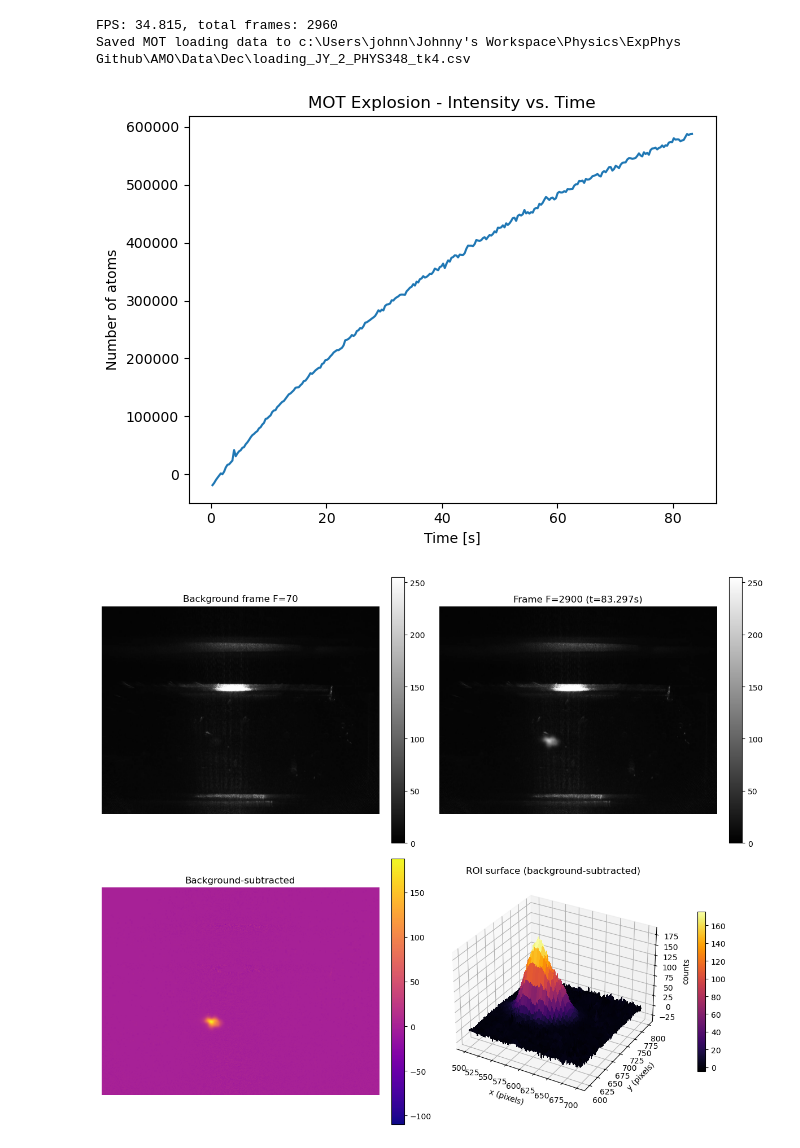
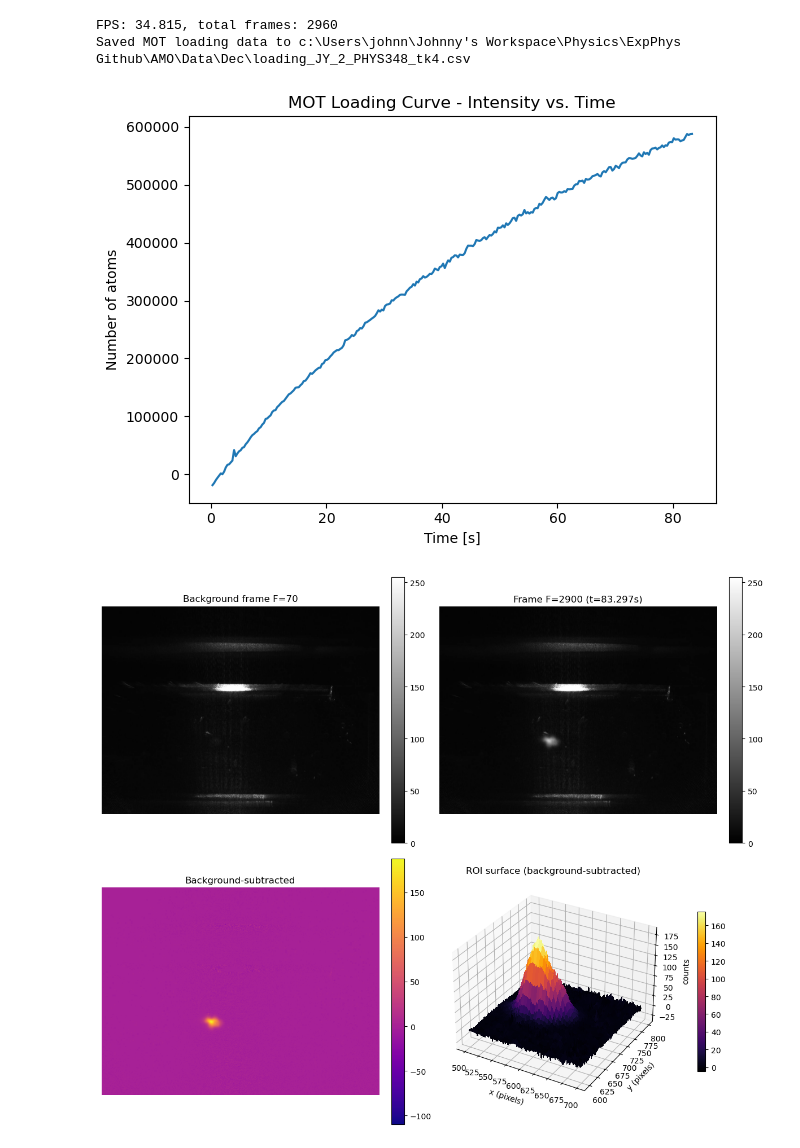
Before and after one commit to jfan26/Experimental-Physics, a Jupyter notebook: AMO/Python/image_analysis_x.ipynb, the cells around one changed output. Saved outputs shown, nothing was run; the diff lists cells and outputs as text; code cells hidden in the pictures.

```diff
--- a/AMO/Python/image_analysis_x.ipynb
+++ b/AMO/Python/image_analysis_x.ipynb
@@ -224,35 +224,35 @@ def image_analysis_x(
     plt.plot(times, numbers)
     plt.xlabel("Time [s]")
     plt.ylabel("Number of atoms")
-    plt.title("MOT Explosion - Intensity vs. Time")
+    plt.title("MOT Loading Curve - Intensity vs. Time")
     plt.tight_layout()
 
     if preview_data is None:
         preview_data = last_frame_data
 
     if preview_data:
         _plot_preview(
             bg=bg,
             pic=preview_data["pic"],
             good=preview_data["good"],
             roi=preview_data["roi"],
             frame_index=preview_data["frame_index"],
             fps=fps,
             x1=x1,
             y1=y1,
             bg_frame_index=bg_frame_index,
         )
 
     plt.show()
 
 
 if __name__ == "__main__":
     # December data lives in AMO/Data/Dec; November in AMO/Data/Nov
     image_analysis_x()
     # Example for November data:
     # image_analysis_x(NOV_DIR, filename="JY_MOT2.avi", out_prefix="loading_JY_Nov")
 # %% [output]
 FPS: 34.815, total frames: 2960
 Saved MOT loading data to c:\Users\johnn\Johnny's Workspace\Physics\ExpPhys Github\AMO\Data\Dec\loading_JY_2_PHYS348_tk4.csv
-[figure, old version]
+[figure, new version]
 [figure]
```
Also changed, not shown: 9 other files.
